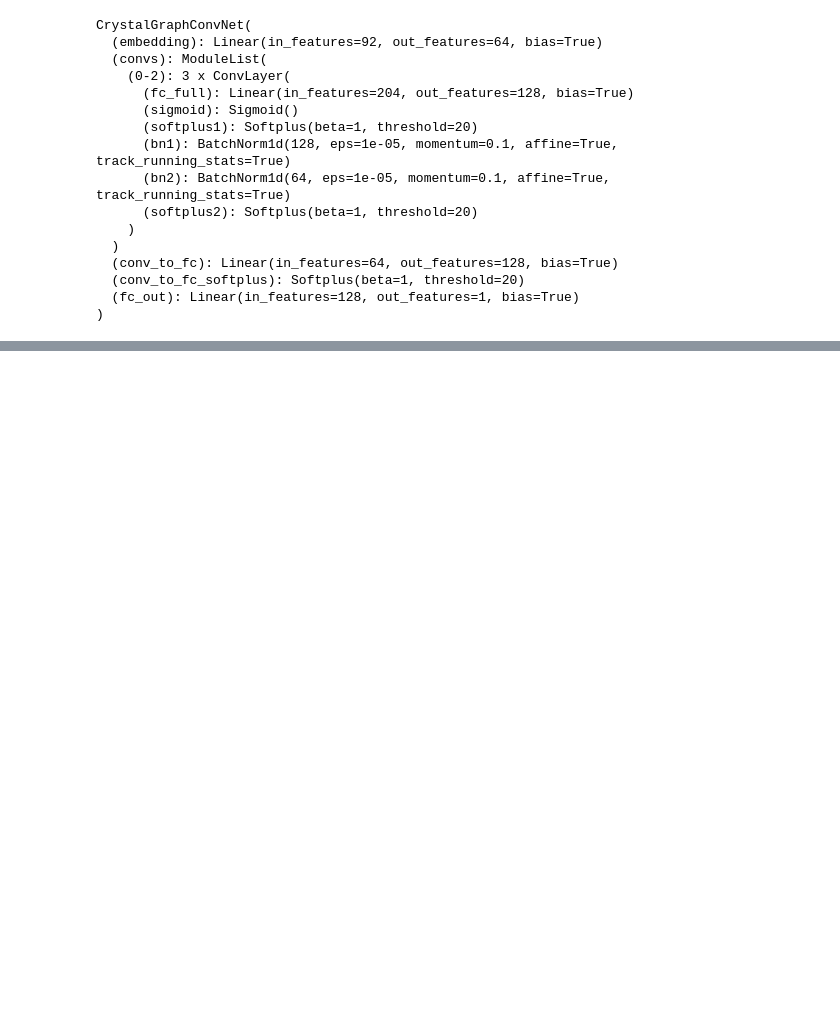
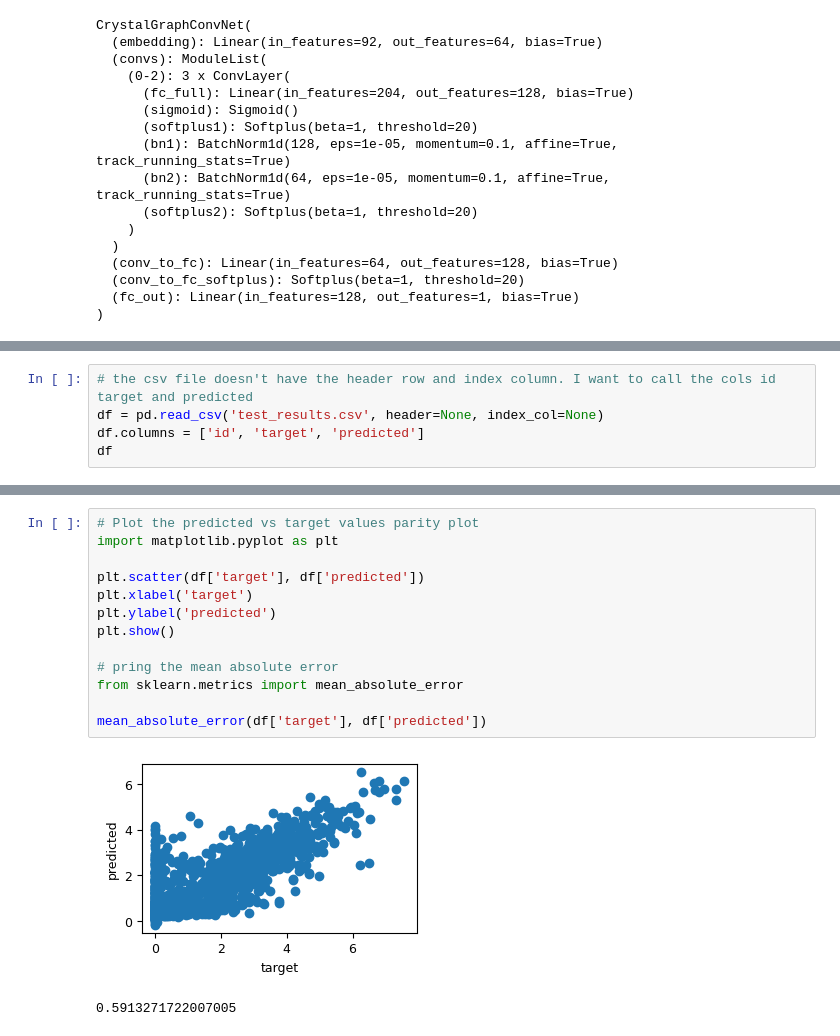
Before and after one commit to Exabyte-io/rewotes, a Jupyter notebook: adavaria/training.ipynb, the cells around one changed output, grey strips where cells are left out. Saved outputs shown, nothing was run; the diff lists cells and outputs as text; blank space fills up the shorter version.

```diff
--- a/adavaria/training.ipynb
+++ b/adavaria/training.ipynb
@@ -63,0 +153,5 @@ CrystalGraphConvNet(
+# %%
+# the csv file doesn't have the header row and index column. I want to call the cols id target and predicted
+df = pd.read_csv('test_results.csv', header=None, index_col=None)
+df.columns = ['id', 'target', 'predicted']
+df
@@ -63,0 +172,16 @@ CrystalGraphConvNet(
+# %%
+# Plot the predicted vs target values parity plot
+import matplotlib.pyplot as plt
+
+plt.scatter(df['target'], df['predicted'])
+plt.xlabel('target')
+plt.ylabel('predicted')
+plt.show()
+
+# pring the mean absolute error
+from sklearn.metrics import mean_absolute_error
+
+mean_absolute_error(df['target'], df['predicted'])
+# %% [output]
+[figure, added]
+0.5913271722007005
```
Also changed, not shown: parts of 12 cells of this notebook, 4 other files.
